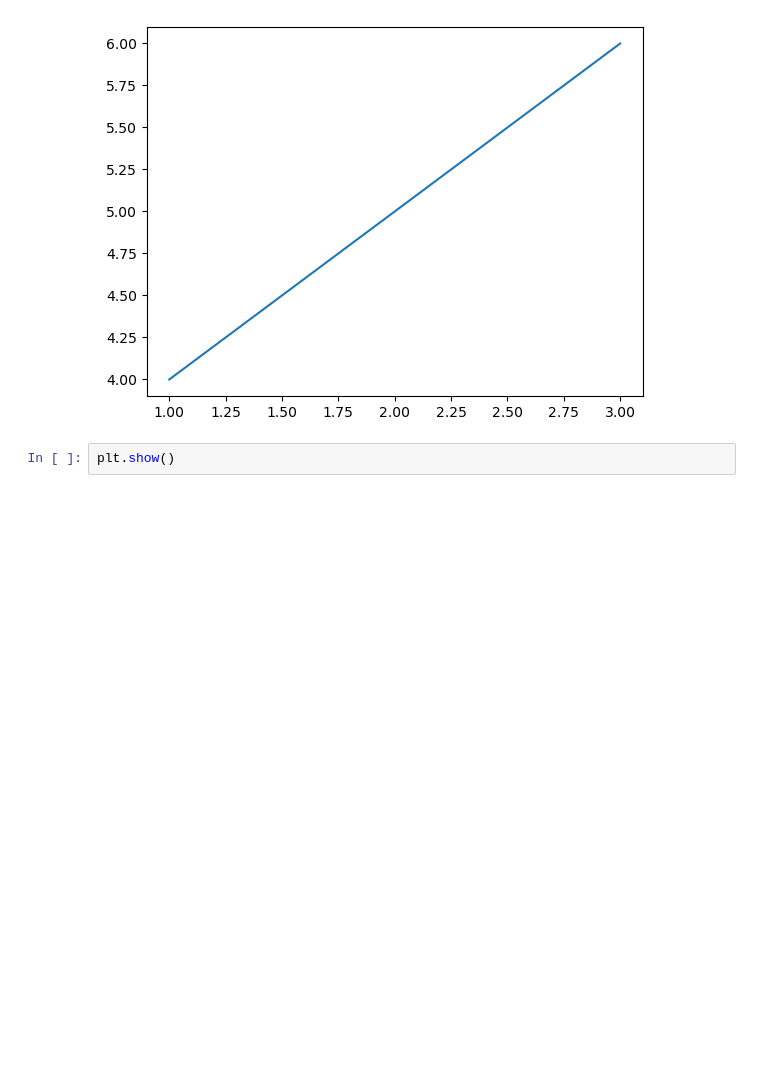
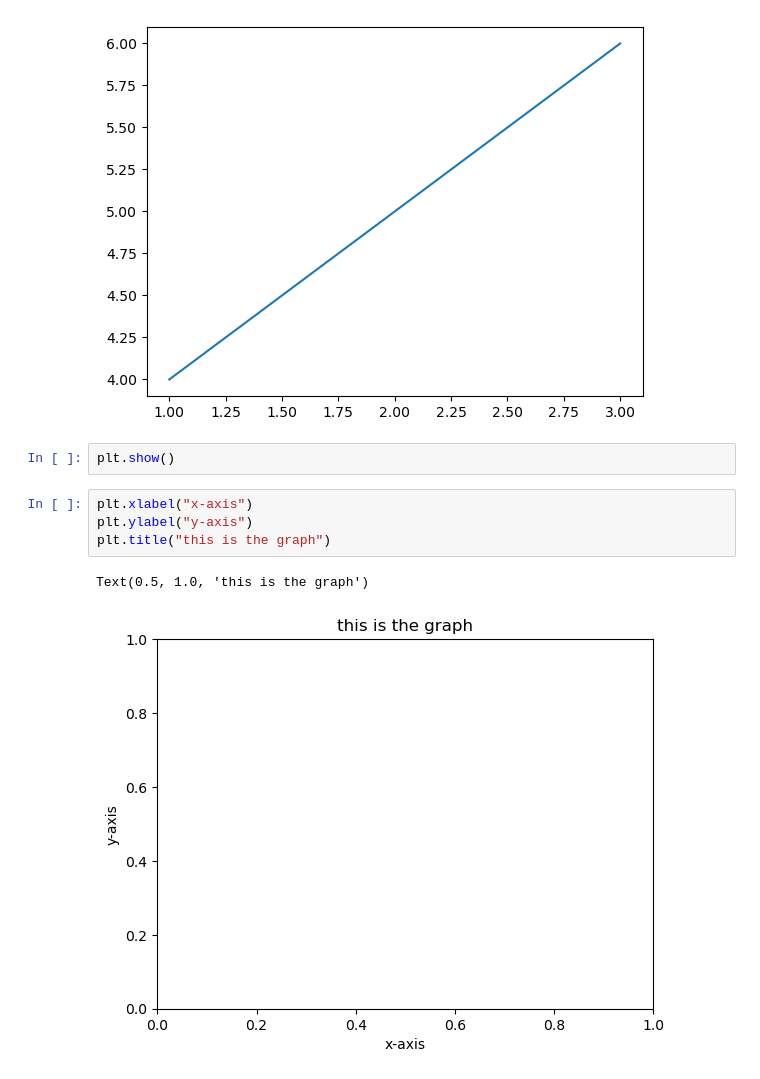
Before and after one commit to piyush332020/jupyter_notebook, a Jupyter notebook: matplotlib/matplot.ipynb, the cells around one changed output. Cells and saved outputs as stored; diff of their text form; blank space fills up the shorter version.

```diff
--- a/matplotlib/matplot.ipynb
+++ b/matplotlib/matplot.ipynb
@@ -7,3 +7,10 @@ plt.plot([1,2,3],[4,5,6])
 [figure]
 # %%
 plt.show()
+# %%
+plt.xlabel("x-axis")
+plt.ylabel("y-axis")
+plt.title("this is the graph")
+# %% [output]
+Text(0.5, 1.0, 'this is the graph')
+[figure, added]
```
